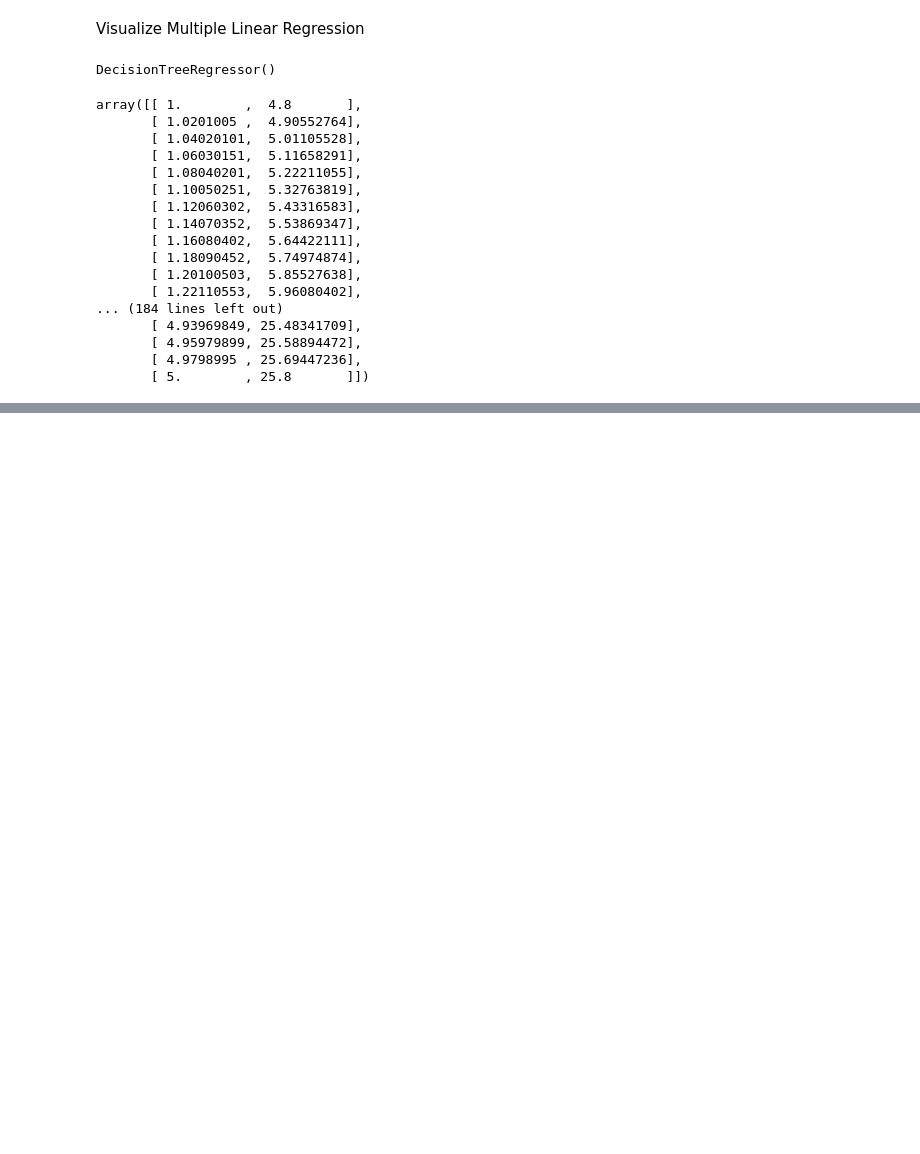
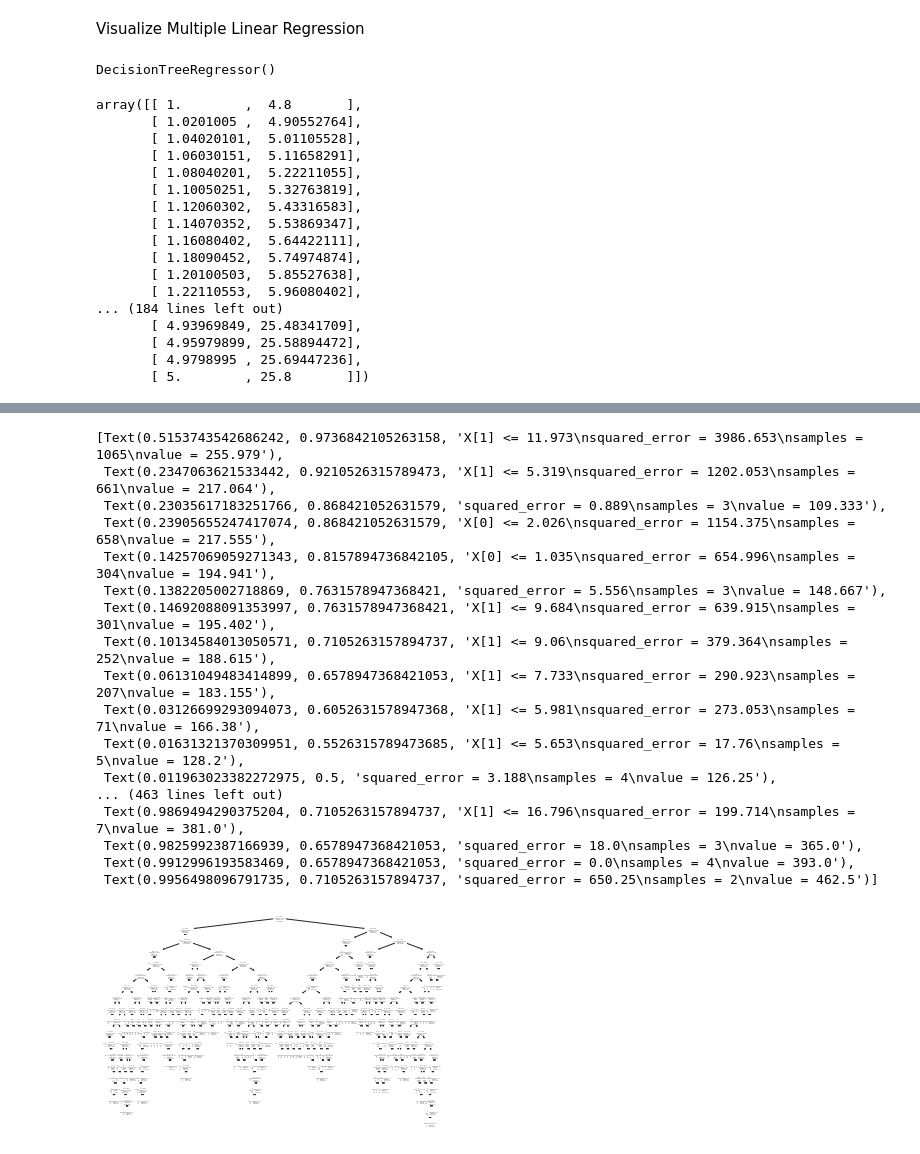
Before and after one commit to Rasel-25/ML, a Jupyter notebook: Decision Tree/DecisionTree.ipynb, the cells around one changed output, grey strips where cells are left out. Cells and saved outputs as stored; diff of their text form; code cells hidden in the pictures; blank space fills up the shorter version.

```diff
--- a/Decision Tree/DecisionTree.ipynb
+++ b/Decision Tree/DecisionTree.ipynb
@@ -783,0 +806,22 @@ plt.show()
+# %%
+from sklearn.tree import plot_tree
+plot_tree(tree2) # return all nodes individul accuracy and other niformation
+# %% [output]
+[Text(0.5153743542686242, 0.9736842105263158, 'X[1] <= 11.973\nsquared_error = 3986.653\nsamples = 1065\nvalue = 255.979'),
+ Text(0.2347063621533442, 0.9210526315789473, 'X[1] <= 5.319\nsquared_error = 1202.053\nsamples = 661\nvalue = 217.064'),
+ Text(0.23035617183251766, 0.868421052631579, 'squared_error = 0.889\nsamples = 3\nvalue = 109.333'),
+ Text(0.23905655247417074, 0.868421052631579, 'X[0] <= 2.026\nsquared_error = 1154.375\nsamples = 658\nvalue = 217.555'),
+ Text(0.14257069059271343, 0.8157894736842105, 'X[0] <= 1.035\nsquared_error = 654.996\nsamples = 304\nvalue = 194.941'),
+ Text(0.1382205002718869, 0.7631578947368421, 'squared_error = 5.556\nsamples = 3\nvalue = 148.667'),
+ Text(0.14692088091353997, 0.7631578947368421, 'X[1] <= 9.684\nsquared_error = 639.915\nsamples = 301\nvalue = 195.402'),
+ Text(0.10134584013050571, 0.7105263157894737, 'X[1] <= 9.06\nsquared_error = 379.364\nsamples = 252\nvalue = 188.615'),
+ Text(0.06131049483414899, 0.6578947368421053, 'X[1] <= 7.733\nsquared_error = 290.923\nsamples = 207\nvalue = 183.155'),
+ Text(0.03126699293094073, 0.6052631578947368, 'X[1] <= 5.981\nsquared_error = 273.053\nsamples = 71\nvalue = 166.38'),
+ Text(0.01631321370309951, 0.5526315789473685, 'X[1] <= 5.653\nsquared_error = 17.76\nsamples = 5\nvalue = 128.2'),
+ Text(0.011963023382272975, 0.5, 'squared_error = 3.188\nsamples = 4\nvalue = 126.25'),
+... (463 lines left out)
+ Text(0.9869494290375204, 0.7105263157894737, 'X[1] <= 16.796\nsquared_error = 199.714\nsamples = 7\nvalue = 381.0'),
+ Text(0.9825992387166939, 0.6578947368421053, 'squared_error = 18.0\nsamples = 3\nvalue = 365.0'),
+ Text(0.9912996193583469, 0.6578947368421053, 'squared_error = 0.0\nsamples = 4\nvalue = 393.0'),
+ Text(0.9956498096791735, 0.7105263157894737, 'squared_error = 650.25\nsamples = 2\nvalue = 462.5')]
+[figure, added]
```
Also changed, not shown: parts of 10 cells of this notebook.
